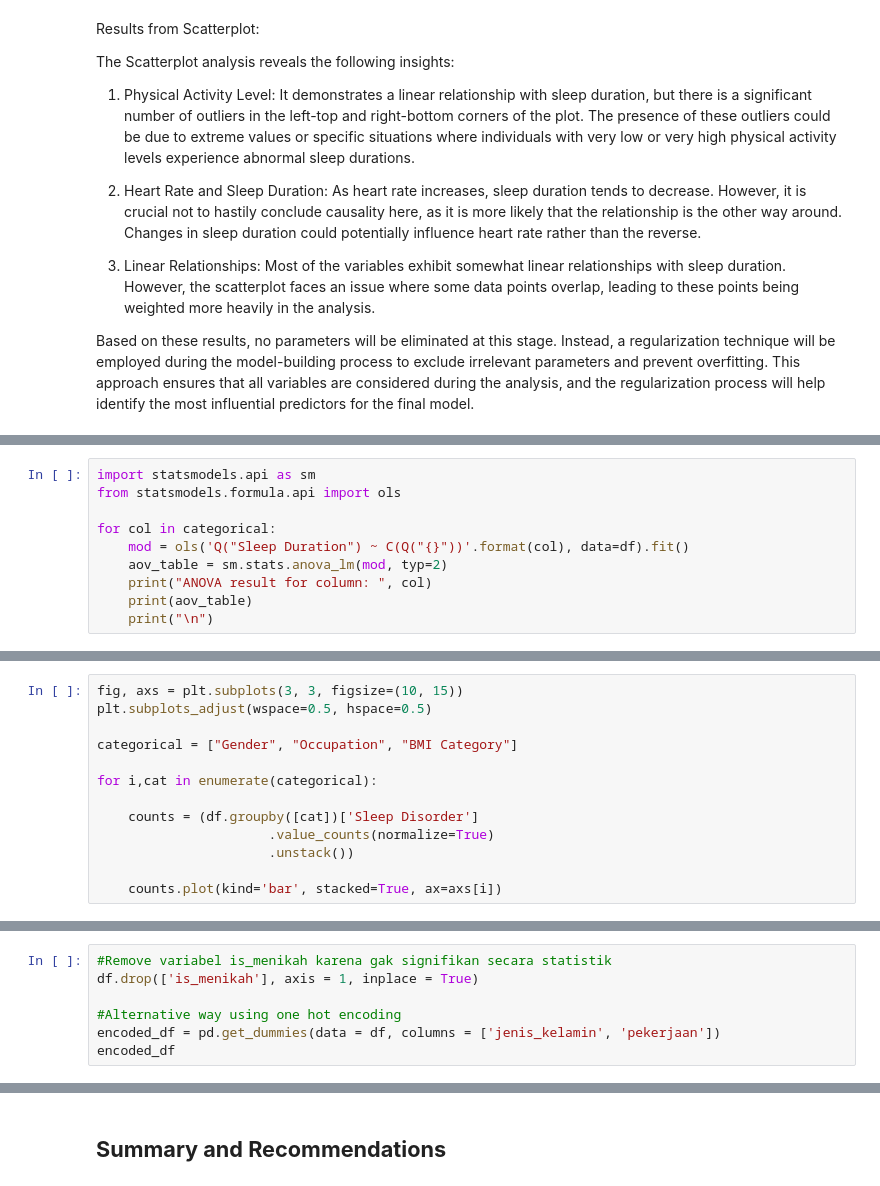
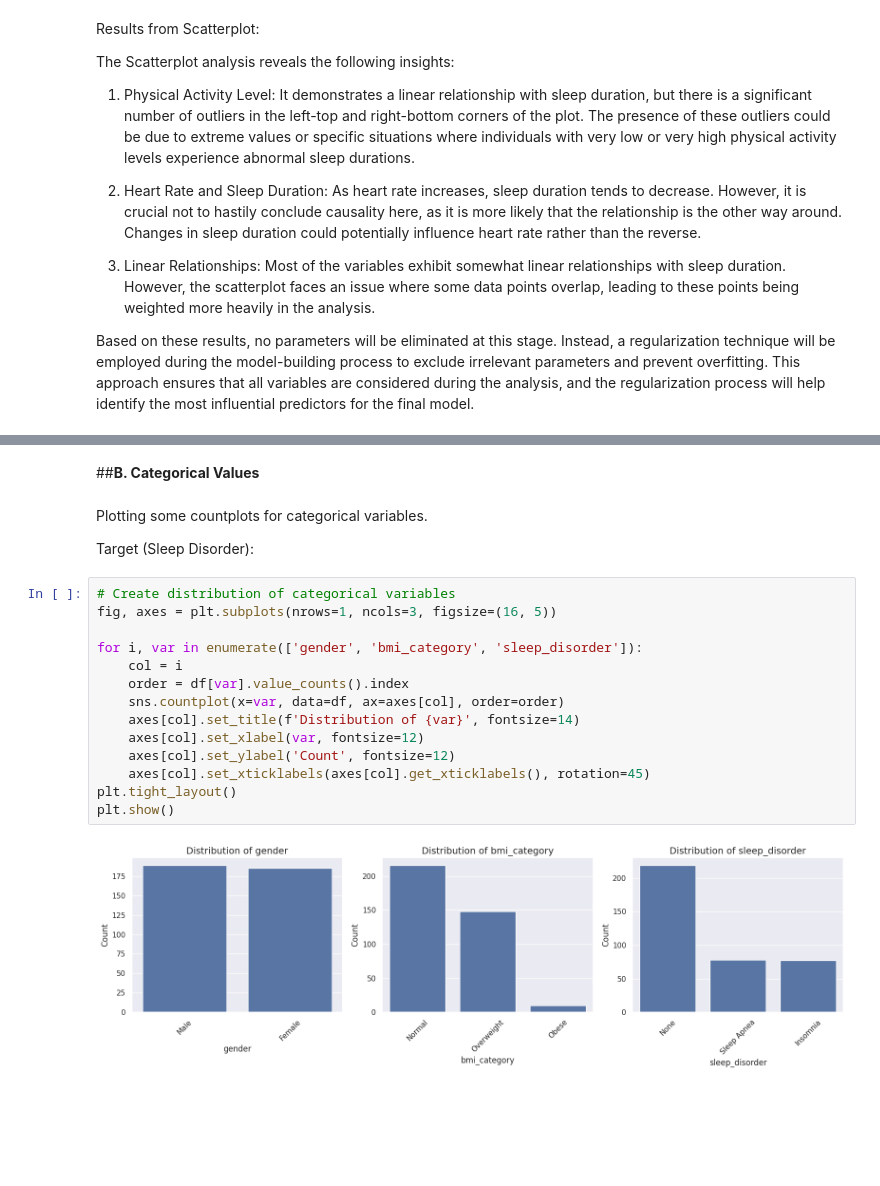
Before and after one commit to MsAnalyst/StatisticsforBusinessFP, a Jupyter notebook: Statistics_for_Business_Final_Project_Sleep_Disorder_(Dewi_I4Zs).ipynb, the cells around one changed output, grey strips where cells are left out. Saved outputs shown, nothing was run; the diff lists cells and outputs as text; blank space fills up the shorter version.

```diff
--- a/Statistics_for_Business_Final_Project_Sleep_Disorder_(Dewi_I4Zs).ipynb
+++ b/Statistics_for_Business_Final_Project_Sleep_Disorder_(Dewi_I4Zs).ipynb
@@ -471,10 +425,0 @@ ANOVA is used to compare the population mean, not the population variance. The r
-# %%
-import statsmodels.api as sm
-from statsmodels.formula.api import ols
-
-for col in categorical:
-    mod = ols('Q("Sleep Duration") ~ C(Q("{}"))'.format(col), data=df).fit()
-    aov_table = sm.stats.anova_lm(mod, typ=2)
-    print("ANOVA result for column: ", col)
-    print(aov_table)
-    print("\n")
@@ -505,13 +425,0 @@ With a significance level of 5% (alpha = 0.05), the ANOVA results indicate that
-# %%
-fig, axs = plt.subplots(3, 3, figsize=(10, 15))
-plt.subplots_adjust(wspace=0.5, hspace=0.5)
-
-categorical = ["Gender", "Occupation", "BMI Category"]
-
-for i,cat in enumerate(categorical):
-
-    counts = (df.groupby([cat])['Sleep Disorder']
-                      .value_counts(normalize=True)
-                      .unstack())
-
-    counts.plot(kind='bar', stacked=True, ax=axs[i])
@@ -587,7 +425,0 @@ df
-# %%
-#Remove variabel is_menikah karena gak signifikan secara statistik
-df.drop(['is_menikah'], axis = 1, inplace = True)
-
-#Alternative way using one hot encoding
-encoded_df = pd.get_dummies(data = df, columns = ['jenis_kelamin', 'pekerjaan'])
-encoded_df
@@ -656,2 +426,22 @@ kelamin perempuan.
-# %% [markdown]
-## **Summary and Recommendations**
+# %% [markdown]
+##**B. Categorical Values**
+# %% [markdown]
+Plotting some countplots for categorical variables.
+
+Target (Sleep Disorder):
+# %%
+# Create distribution of categorical variables
+fig, axes = plt.subplots(nrows=1, ncols=3, figsize=(16, 5))
+
+for i, var in enumerate(['gender', 'bmi_category', 'sleep_disorder']):
+    col = i
+    order = df[var].value_counts().index
+    sns.countplot(x=var, data=df, ax=axes[col], order=order)
+    axes[col].set_title(f'Distribution of {var}', fontsize=14)
+    axes[col].set_xlabel(var, fontsize=12)
+    axes[col].set_ylabel('Count', fontsize=12)
+    axes[col].set_xticklabels(axes[col].get_xticklabels(), rotation=45)
+plt.tight_layout()
+plt.show()
+# %% [output]
+[figure, added]
```
Also changed, not shown: parts of 147 cells of this notebook.
